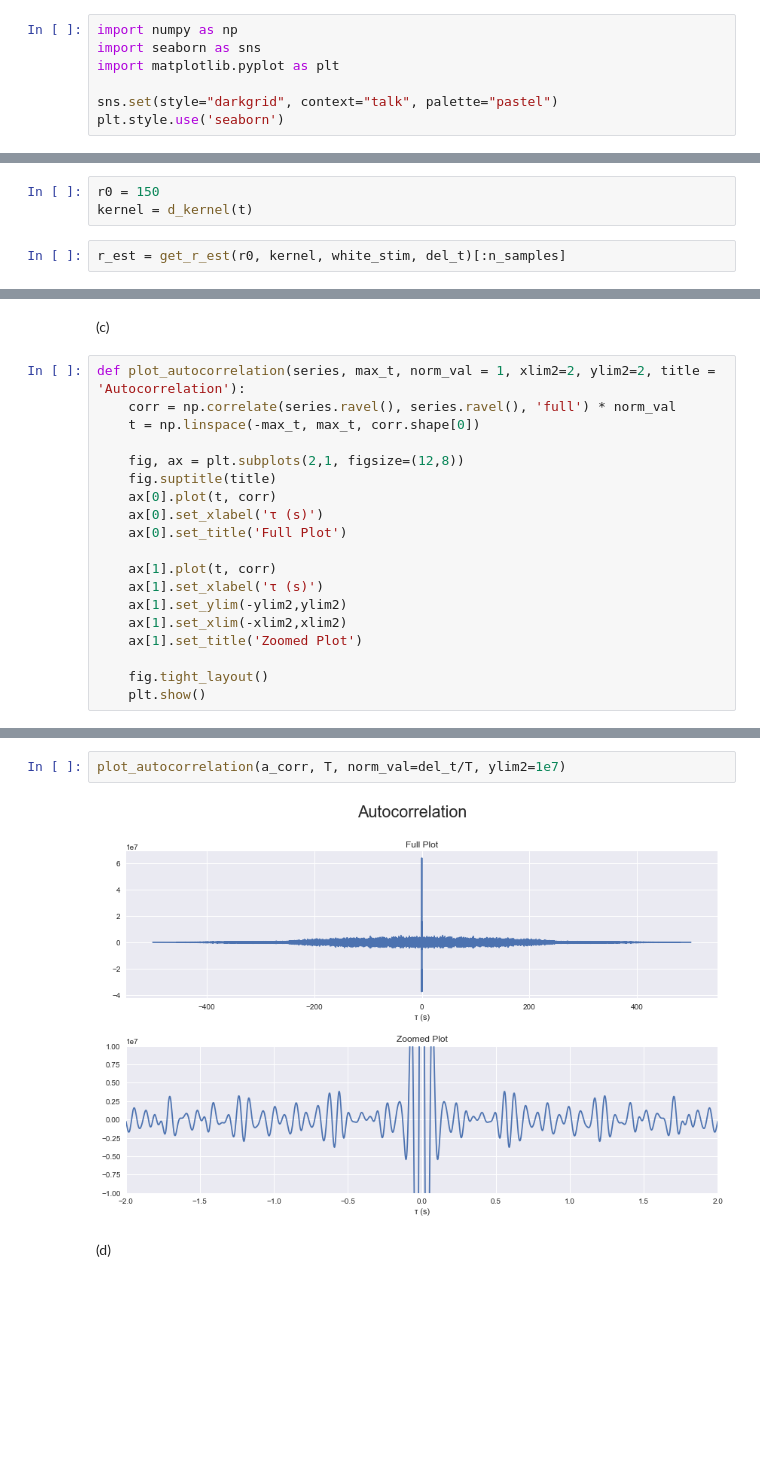
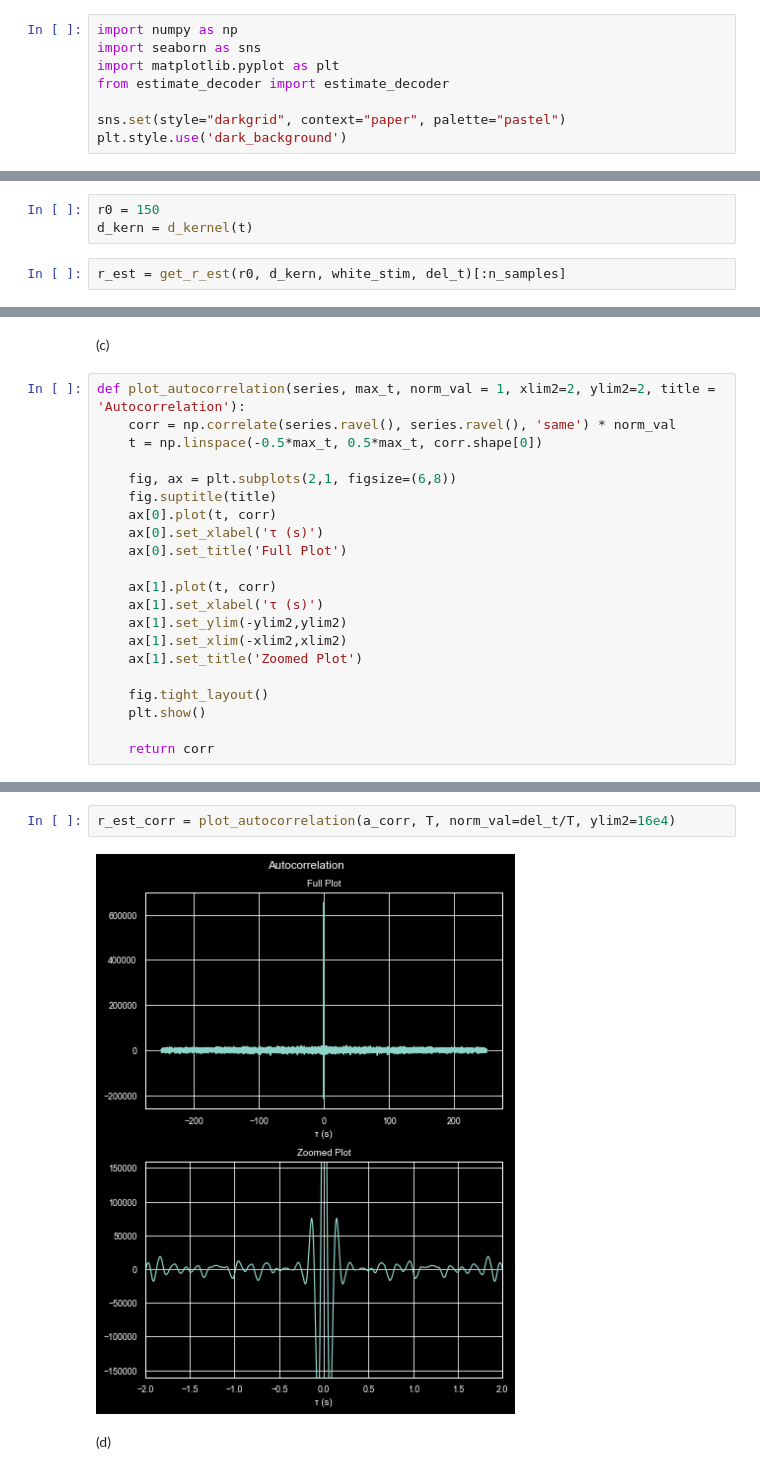
Before and after one commit to bramantyois/aand, a Jupyter notebook: week_05/week_05.ipynb, the cells around one changed output, grey strips where cells are left out. Cells and saved outputs as stored; diff of their text form; blank space fills up the shorter version.

```diff
--- a/week_05/week_05.ipynb
+++ b/week_05/week_05.ipynb
@@ -8,9 +8,10 @@ Bramantyo Ibrahim Supriyatno
 import numpy as np
 import seaborn as sns
 import matplotlib.pyplot as plt
+from estimate_decoder import estimate_decoder
 
-sns.set(style="darkgrid", context="talk", palette="pastel")
-plt.style.use('seaborn')
+sns.set(style="darkgrid", context="paper", palette="pastel")
+plt.style.use('dark_background')
 # %% [markdown]
 (a)
 # %%
@@ -40,9 +41,9 @@ def d_kernel(time_points, A = 200, tau_cos = 20e-3, sigma_cos = 140e-3, sigma_ex
     return A*np.cos(2*np.pi*(time_points - tau_cos)/sigma_cos)*np.exp(-time_points/sigma_exp)
 # %%
 r0 = 150
-kernel = d_kernel(t)
+d_kern = d_kernel(t)
 # %%
-r_est = get_r_est(r0, kernel, white_stim, del_t)[:n_samples]
+r_est = get_r_est(r0, d_kern, white_stim, del_t)[:n_samples]
 # %%
 plt.plot(t, r_est)
 plt.title('Estimated Rate')
@@ -55,10 +56,10 @@ plt.show()
 (c)
 # %%
 def plot_autocorrelation(series, max_t, norm_val = 1, xlim2=2, ylim2=2, title = 'Autocorrelation'):
-    corr = np.correlate(series.ravel(), series.ravel(), 'full') * norm_val
-    t = np.linspace(-max_t, max_t, corr.shape[0])
+    corr = np.correlate(series.ravel(), series.ravel(), 'same') * norm_val
+    t = np.linspace(-0.5*max_t, 0.5*max_t, corr.shape[0])
 
-    fig, ax = plt.subplots(2,1, figsize=(12,8))
+    fig, ax = plt.subplots(2,1, figsize=(6,8))
     fig.suptitle(title)
     ax[0].plot(t, corr)
     ax[0].set_xlabel('τ (s)')
@@ -72,3 +73,5 @@ def plot_autocorrelation(series, max_t, norm_val = 1, xlim2=2, ylim2=2, title =
 
     fig.tight_layout()
     plt.show()
+
+    return corr
@@ -78,7 +80,7 @@ a_corr = np.correlate(a_corr, a_corr, 'full') * del_t / T
 # %%
-plot_autocorrelation(a_corr, T, norm_val=del_t/T, ylim2=1e7)
+r_est_corr = plot_autocorrelation(a_corr, T, norm_val=del_t/T, ylim2=16e4)
 # %% [output]
-[figure, old version]
+[figure, new version]
 # %% [markdown]
 (d)
 # %%
```
Also changed, not shown: parts of 15 cells of this notebook, 2 other files.
